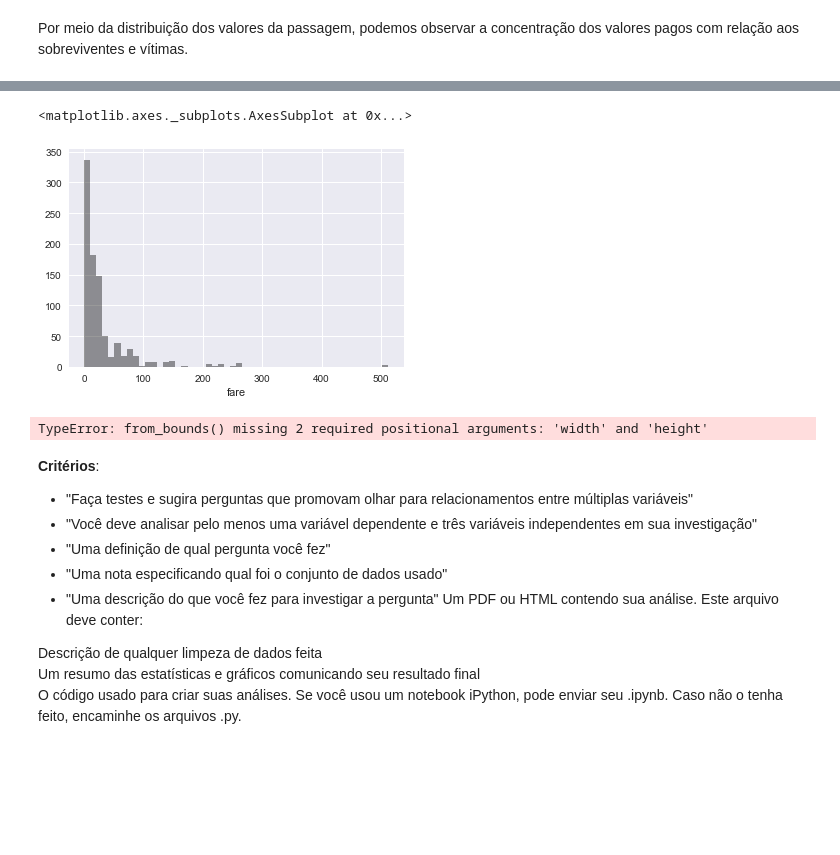
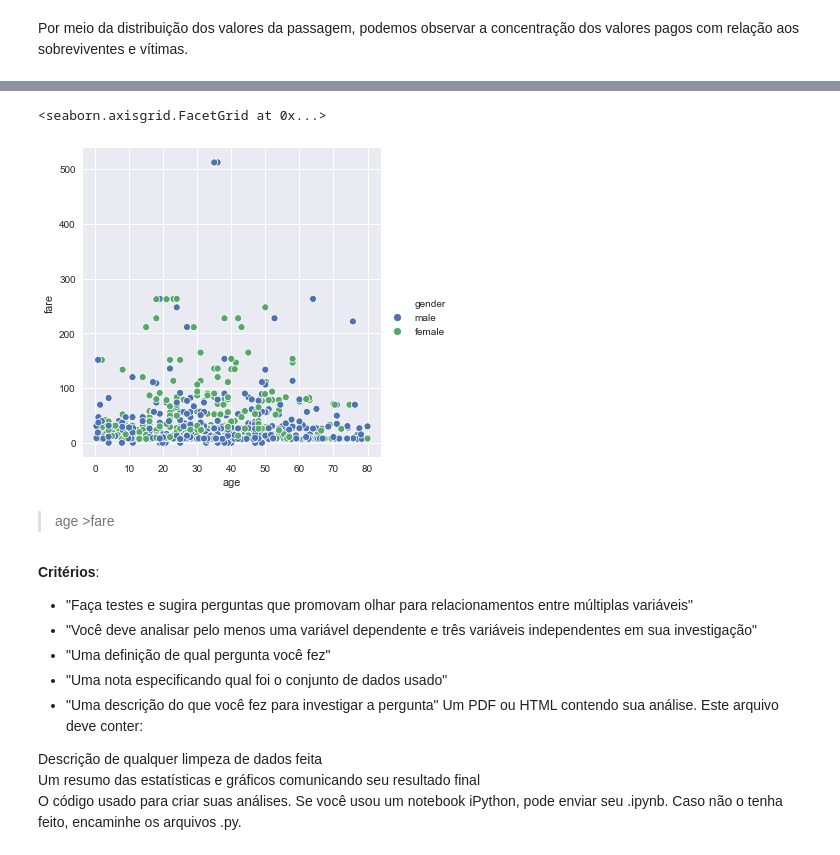
Before and after one commit to aguiarsouzatiz/udacity-nanodegree-data-science, a Jupyter notebook: 02 Data Analysis Titanic Data/data_analysis_titanic_data.ipynb, the cells around one changed output, grey strips where cells are left out. Cells and saved outputs as stored; diff of their text form; code cells hidden in the pictures; blank space fills up the shorter version.

```diff
--- a/02 Data Analysis Titanic Data/data_analysis_titanic_data.ipynb
+++ b/02 Data Analysis Titanic Data/data_analysis_titanic_data.ipynb
@@ -115,16 +146,13 @@ fig_fare_means.show()
+# %%
+# sns.jointplot(x='age', y='fare', data=data_titanic)
+sns.relplot(x='age', y='fare', hue='gender', data=data_titanic)
+# %% [output]
+<seaborn.axisgrid.FacetGrid at 0x...>
+[figure, added]
 # %%
-# sns.violinplot(x='survived', y='fare', data=data_titanic, hue='ticket_class', palette='deep')
-sns.distplot(data_titanic['fare'], kde=False, color='#000000')
+# sns.jointplot(x='survived', y='fare', data=data_titanic)
-# %% [output]
-<matplotlib.axes._subplots.AxesSubplot at 0x...>
-[figure, removed]
-# %%
-fig, ax = plt.subplots(1,2, figsize=())
-sns.distplot(data_titanic.query('survived == "yes"')['fare'], ax=ax[0])
-sns.distplot(data_titanic.query('survived == "no"')['fare'], ax=ax[1])
-fig.show()
-# %% [output]
-TypeError: from_bounds() missing 2 required positional arguments: 'width' and 'height'
+# %% [markdown]
+>age >fare
 # %%
 
 # sns.set(rc={'figure.figsize':(11.7,8.27)})
```
Also changed, not shown: parts of 4 cells of this notebook.
